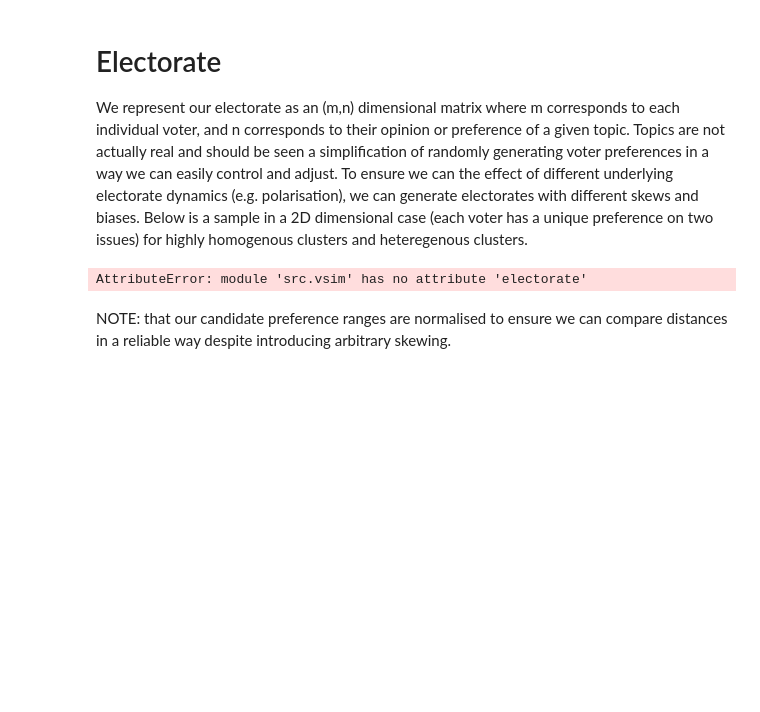
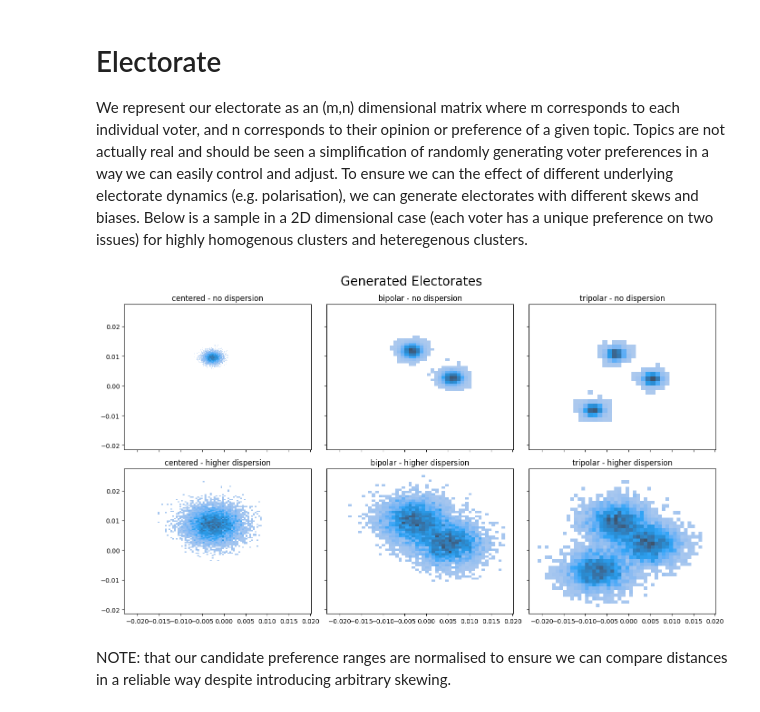
Before and after one commit to Expan75/complex-simulation-project, a Jupyter notebook: experiments.ipynb, the cells around one changed output. Cells and saved outputs as stored; diff of their text form; code cells hidden in the pictures; blank space fills up the shorter version.

Commit message:
major package overhaul to fix import issues

```diff
--- a/experiments.ipynb
+++ b/experiments.ipynb
@@ -22,42 +24,42 @@ SEED = 42
 ISSUES = 2
 POPULATION_SIZE = 10_000
 
-centered = vsim.electorate.setup_electorate(POPULATION_SIZE, ISSUES, scenario="centered", seed=SEED)
-bipolar = vsim.electorate.setup_electorate(POPULATION_SIZE, ISSUES, scenario="bipolar", seed=SEED)
-tripolar = vsim.electorate.setup_electorate(POPULATION_SIZE, ISSUES, scenario="tripolar", seed=SEED)
+centered = electorate.setup_electorate(POPULATION_SIZE, ISSUES, scenario="centered", seed=SEED)
+bipolar = electorate.setup_electorate(POPULATION_SIZE, ISSUES, scenario="bipolar", seed=SEED)
+tripolar = electorate.setup_electorate(POPULATION_SIZE, ISSUES, scenario="tripolar", seed=SEED)
 
 # same but increase diversity of intra-cluster opinion; parameterised homogenity of opinion
 CLUSTER_STD = 3.5
-centered_wide = vsim.electorate.setup_electorate(POPULATION_SIZE, ISSUES, scenario="centered", seed=SEED, cluster_std=CLUSTER_STD)
-bipolar_wide = vsim.electorate.setup_electorate(POPULATION_SIZE, ISSUES, scenario="bipolar", seed=SEED, cluster_std=CLUSTER_STD)
-tripolar_wide = vsim.electorate.setup_electorate(POPULATION_SIZE, ISSUES, scenario="tripolar", seed=SEED, cluster_std=CLUSTER_STD)
+centered_wide = electorate.setup_electorate(POPULATION_SIZE, ISSUES, scenario="centered", seed=SEED, cluster_std=CLUSTER_STD)
+bipolar_wide = electorate.setup_electorate(POPULATION_SIZE, ISSUES, scenario="bipolar", seed=SEED, cluster_std=CLUSTER_STD)
+tripolar_wide = electorate.setup_electorate(POPULATION_SIZE, ISSUES, scenario="tripolar", seed=SEED, cluster_std=CLUSTER_STD)
 
 fig, ((ax1, ax2, ax3), (ax4, ax5, ax6)) = plt.subplots(2,3, sharey=True, sharex=True, tight_layout=True, figsize=(14, 8))
 
 # normal
 sns.histplot(x=centered[:, 0], y=centered[:, 1], ax=ax1, label="voter")
 ax1.set_title("centered - no dispersion")
 
 sns.histplot(x=bipolar[:, 0], y=bipolar[:, 1], ax=ax2, label="voter")
 ax2.set_title("bipolar - no dispersion")
 
 sns.histplot(x=tripolar[:, 0], y=tripolar[:, 1], ax=ax3, label="voter")
 ax3.set_title("tripolar - no dispersion")
 
 # increased dispersion
 sns.histplot(x=centered_wide[:, 0], y=centered_wide[:, 1], ax=ax4, label="voter")
 ax4.set_title("centered - higher dispersion")
 
 sns.histplot(x=bipolar_wide[:, 0], y=bipolar_wide[:, 1], ax=ax5, label="voter")
 ax5.set_title("bipolar - higher dispersion")
 
 sns.histplot(x=tripolar_wide[:, 0], y=tripolar_wide[:, 1], ax=ax6, label="voter")
 ax6.set_title("tripolar - higher dispersion")
 
 fig.suptitle("Generated Electorates", fontsize=20)
 plt.show()
 # %% [output]
-AttributeError: module 'src.vsim' has no attribute 'electorate'
+[figure, added]
 # %% [markdown]
 NOTE: that our candidate preference ranges are normalised to ensure we can compare distances in a reliable way despite introducing arbitrary skewing.
 # %% [markdown]
```
Also changed, not shown: parts of 3 cells of this notebook, 10 other files.
